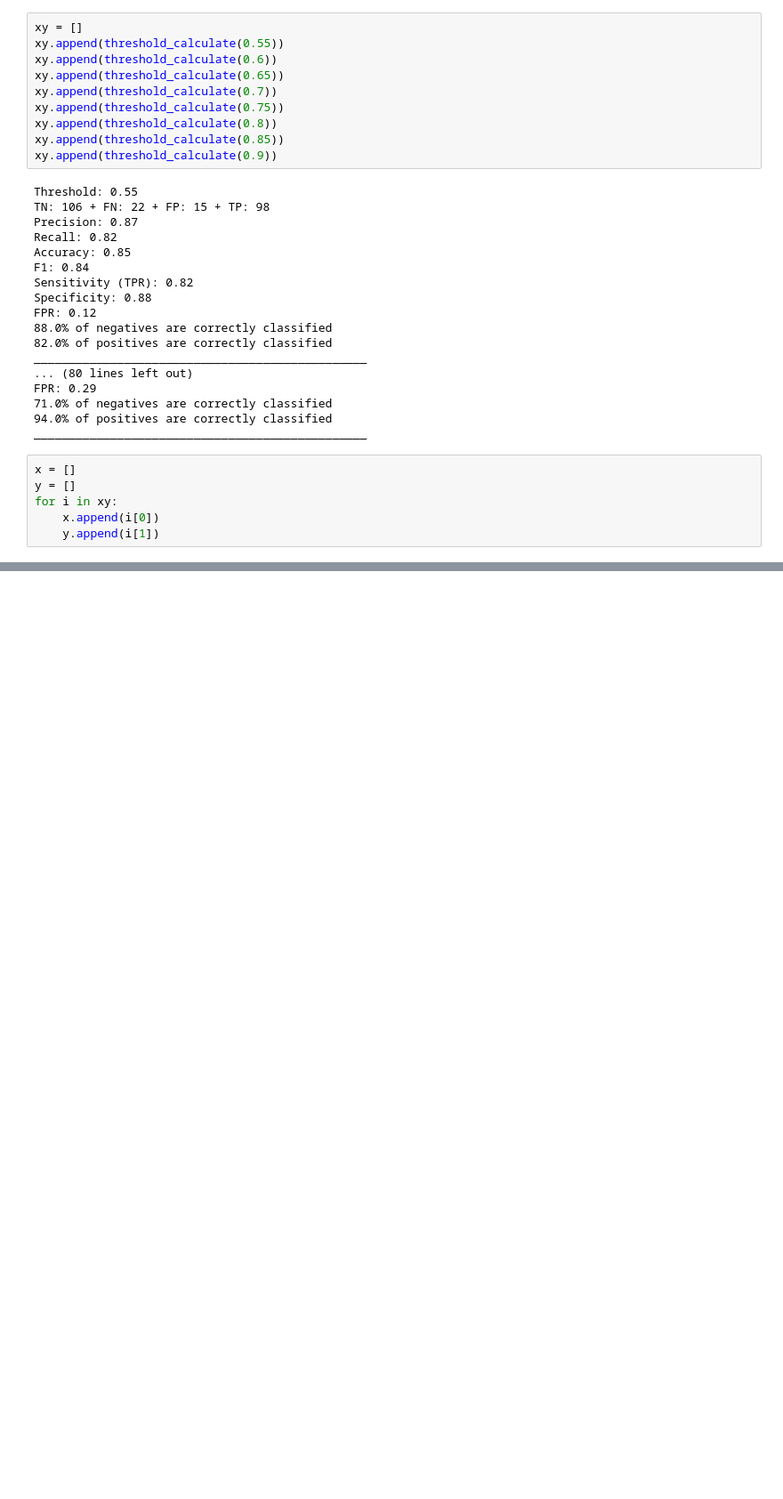
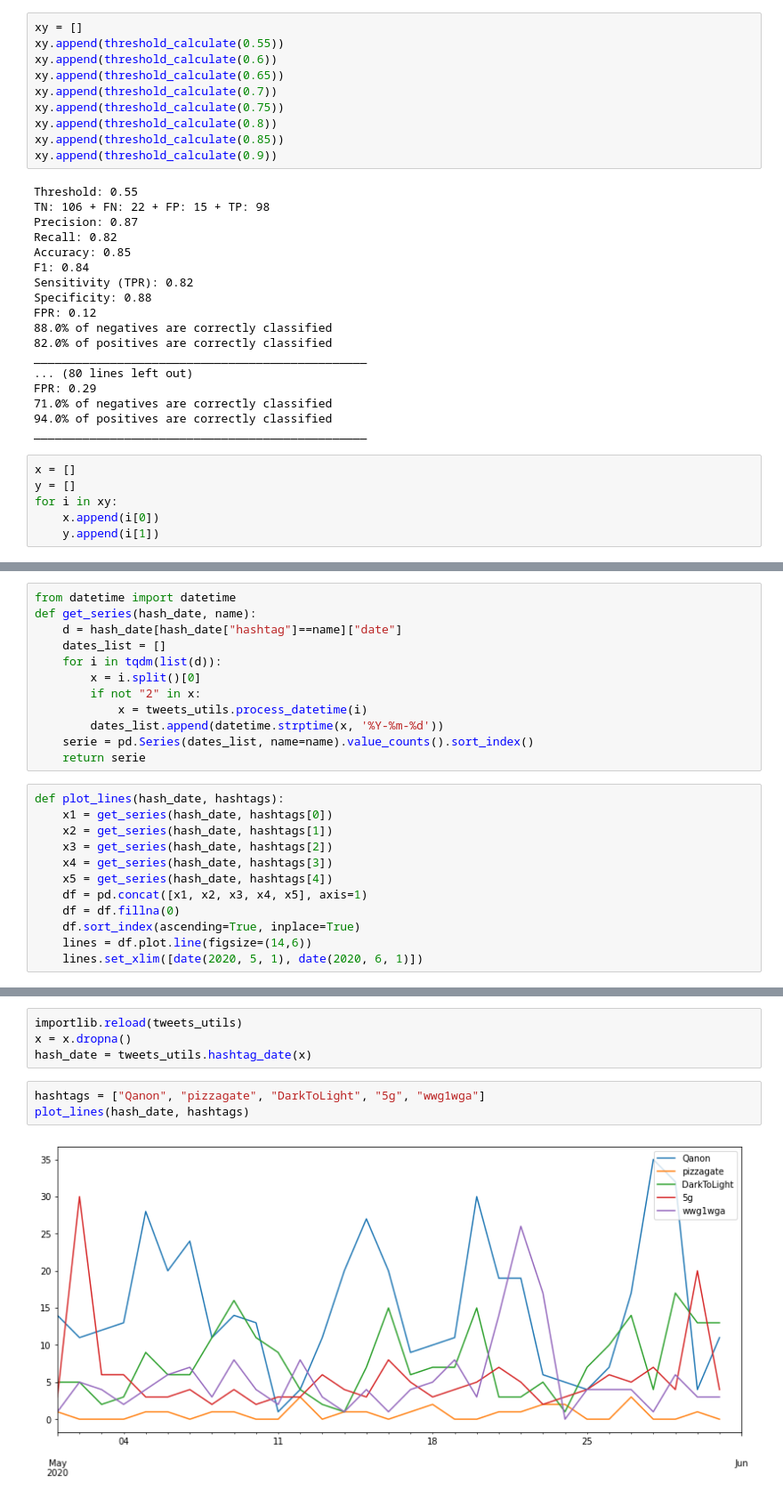
Before and after one commit to gi-ux/BachelorProject, a Jupyter notebook: notebook/misc/Process_Tweets.ipynb, the cells around one changed output, grey strips where cells are left out. Shown at 89% size. Cells and saved outputs as stored; diff of their text form; blank space fills up the shorter version.

```diff
--- a/notebook/misc/Process_Tweets.ipynb
+++ b/notebook/misc/Process_Tweets.ipynb
@@ -644,0 +673,24 @@ for i in xy:
+# %%
+from datetime import datetime
+def get_series(hash_date, name):
+    d = hash_date[hash_date["hashtag"]==name]["date"]
+    dates_list = []
+    for i in tqdm(list(d)):
+        x = i.split()[0]
+        if not "2" in x:
+            x = tweets_utils.process_datetime(i)
+        dates_list.append(datetime.strptime(x, '%Y-%m-%d'))
+    serie = pd.Series(dates_list, name=name).value_counts().sort_index()
+    return serie
+# %%
+def plot_lines(hash_date, hashtags):
+    x1 = get_series(hash_date, hashtags[0])
+    x2 = get_series(hash_date, hashtags[1])
+    x3 = get_series(hash_date, hashtags[2])
+    x4 = get_series(hash_date, hashtags[3])
+    x5 = get_series(hash_date, hashtags[4])
+    df = pd.concat([x1, x2, x3, x4, x5], axis=1)
+    df = df.fillna(0)
+    df.sort_index(ascending=True, inplace=True)
+    lines = df.plot.line(figsize=(14,6))
+    lines.set_xlim([date(2020, 5, 1), date(2020, 6, 1)])
@@ -644,0 +713,9 @@ for i in xy:
+# %%
+importlib.reload(tweets_utils)
+x = x.dropna()
+hash_date = tweets_utils.hashtag_date(x)
+# %%
+hashtags = ["Qanon", "pizzagate", "DarkToLight", "5g", "wwg1wga"]
+plot_lines(hash_date, hashtags)
+# %% [output]
+[figure, added]
```
Also changed, not shown: parts of 9 cells of this notebook, 4 other files.
